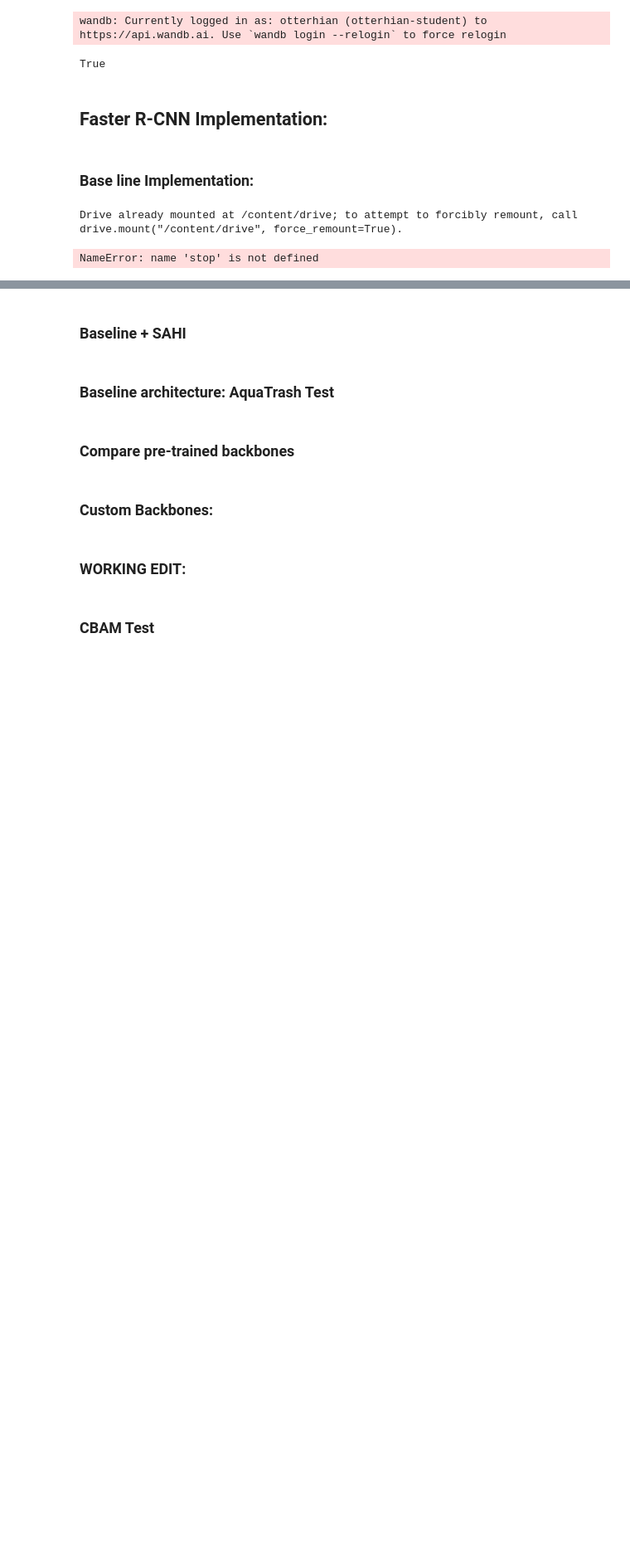
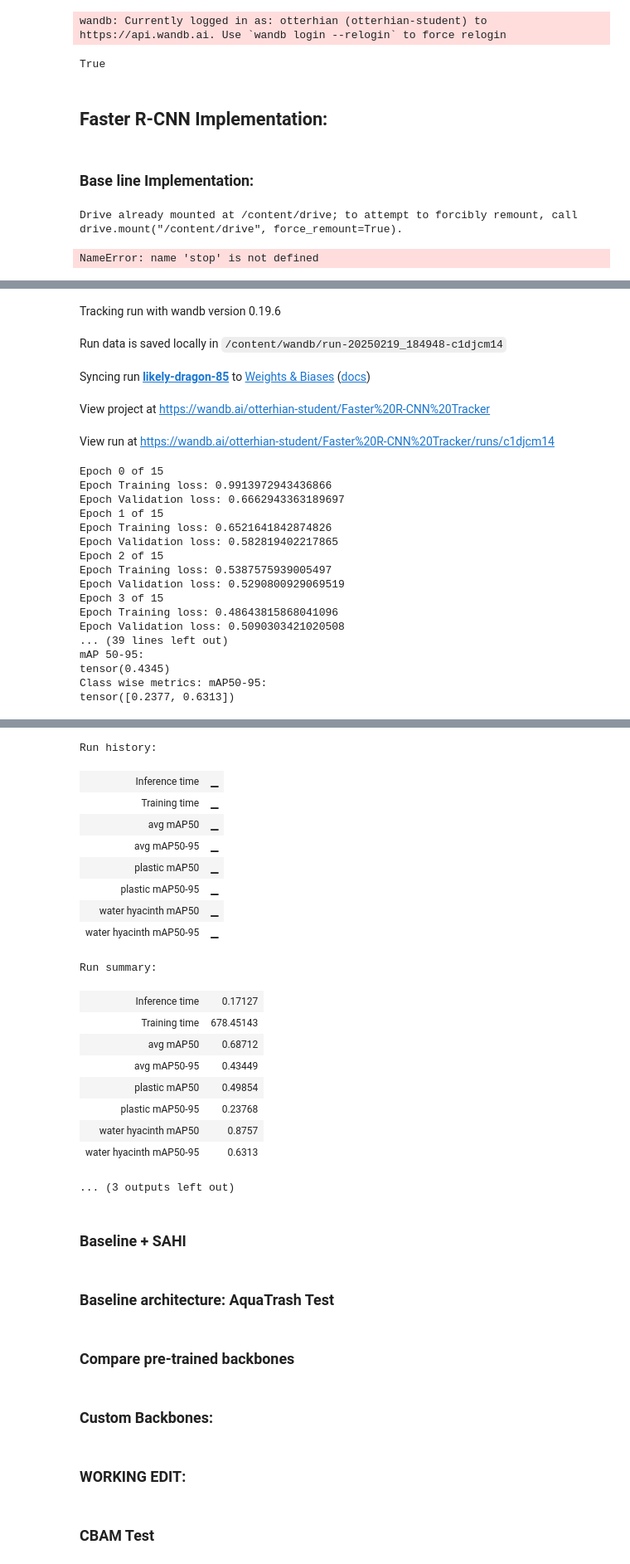
Before and after one commit to Amy-RT/Faster-R-CNN-Custom-Backbones, a Jupyter notebook: UoL Final Project based on CM3015 template "deep learning on public dataset".ipynb, the cells around one changed output, grey strips where cells are left out. Shown at 83% size. Drawn from its saved outputs; the diff is of its cells as text; code cells hidden in the pictures; blank space fills up the shorter version.

Commit message:
Update mAP metrics to be comparable with YOLO

```diff
--- a/UoL Final Project based on CM3015 template "deep learning on public dataset".ipynb
+++ b/UoL Final Project based on CM3015 template "deep learning on public dataset".ipynb
@@ -860,7 +870,8 @@ class FasterRCNNWrapper():
           test_dataset_loader: the Pytorch DataLoader for the test set
 
       Returns:
-          Dictionary with 2 keys ; model predictions and model evaluation metrics (mAP)
+          Dictionary with 3 keys ; model predictions, model evaluation metrics (mAP) and image paths
+          (to support visualisations of predictions on original imgs)
 
       Raises:
           None
@@ -898,26 +909,31 @@ class FasterRCNNWrapper():
       test_size = len(test_dataset_loader)*test_dataset_loader.batch_size
       avg_time = duration / test_size
 
-      metric = MeanAveragePrecision(box_format="xyxy",iou_type="bbox", iou_thresholds=[0.5, 0.75], class_metrics=True)
+      metric_map50 = MeanAveragePrecision(box_format="xyxy",iou_type="bbox", iou_thresholds=[0.5], class_metrics=True)
+      metric_map50_95 = MeanAveragePrecision(box_format="xyxy",iou_type="bbox", class_metrics=True) #no iou_threshold leads to 50-95 coco mAP
 
       # Update metric with predictions and respective ground truth
-      metric.update(predicted, test_targets)
-      print(metric._get_classes())
+      metric_map50.update(predicted, test_targets)
+      metric_map50_95.update(predicted, test_targets)
 
       # Compute the results
-      result = metric.compute()
+      map50_result = metric_map50.compute()
+      map_50_95_result = metric_map50_95.compute()
 
       print('mAP50:')
-      print(result['map_50'])
+      print(map50_result['map'])
 
-      print('mAP75:')
-      print(result['map_75'])
+      print('Class wise metrics: mAP50:')
+      print(map50_result['map_per_class'])
+      print("\n")
+      print('mAP 50-95:')
+      print(map_50_95_result['map'])
 
-      print('Class wise metrics:')
-      print(result['map_per_class'])
+      print('Class wise metrics: mAP50-95:')
+      print(map_50_95_result['map_per_class'])
 
       # fig_, ax_ = metric.plot()
-      return {"predictions": predicted, "metrics": result, "test_imgs": test_images}
+      return {"predictions": predicted, "metrics": {"mAP50": map50_result, "mAP50-95": map_50_95_result}, "test_imgs": test_images}
 # %% [markdown]
 ## Definition of Model Pipeline: <a class="anchor" name="model_pipeline"></a>
 # %%
@@ -1161,13 +1208,16 @@ label_folder_path = '/content/drive/MyDrive/UoL Final Project/Project Data/offic
 
 # without migrating single
 train_dataset = UAVImageDataset(data_dir_imgs="/content/drive/MyDrive/UoL Final Project/Project Data/official project data/600 imgs - no migrating single class/train/images",
-                                data_dir_targets="/content/drive/MyDrive/UoL Final Project/Project Data/official project data/600 imgs - no migrating single class/train/labels")
+                                data_dir_targets="/content/drive/MyDrive/UoL Final Project/Project Data/official project data/600 imgs - no migrating single class/train/labels",
+                                classesStartAtZero=False)
 
 val_dataset = UAVImageDataset(data_dir_imgs="/content/drive/MyDrive/UoL Final Project/Project Data/official project data/600 imgs - no migrating single class/valid/images",
-                                data_dir_targets="/content/drive/MyDrive/UoL Final Project/Project Data/official project data/600 imgs - no migrating single class/valid/labels")
+                                data_dir_targets="/content/drive/MyDrive/UoL Final Project/Project Data/official project data/600 imgs - no migrating single class/valid/labels",
+                              classesStartAtZero=False)
 
 test_dataset = UAVImageDataset(data_dir_imgs="/content/drive/MyDrive/UoL Final Project/Project Data/official project data/600 imgs - no migrating single class/test/images",
-                                data_dir_targets="/content/drive/MyDrive/UoL Final Project/Project Data/official project data/600 imgs - no migrating single class/test/labels")
+                                data_dir_targets="/content/drive/MyDrive/UoL Final Project/Project Data/official project data/600 imgs - no migrating single class/test/labels",
+                               classesStartAtZero=False)
 # %%
 train_dataset_loader = torch.utils.data.DataLoader(train_dataset,
                                                    collate_fn=lambda x: x,
@@ -1310,5 +1345,5 @@ custom_model_wrapper.model.to(device)
 # # https://medium.com/we-talk-data/guide-to-freezing-layers-in-pytorch-best-practices-and-practical-examples-8e644e7a9598#:~:text=To%20avoid%20this%2C%20verify%20the%20requires_grad%20status%20of%20each%20layer.&text=By%20running%20this%20code%2C%20you,ve%20frozen%20the%20correct%20ones.&text=If%20you%20don't%20filter,parameters%20that%20won't%20change.
 optimizer = torch.optim.SGD(custom_model_wrapper.model.parameters() , lr=0.0005, momentum=0.9, weight_decay=0.0005)
 num_epochs = 15
-model_pipeline(custom_model_wrapper, optimizer, num_epochs, train_dataset_loader,  val_dataset_loader, test_dataset_loader, device, False, "Faster R-CNN Tracker")
+model_pipeline(custom_model_wrapper, optimizer, num_epochs, train_dataset_loader,  val_dataset_loader, test_dataset_loader, device, True, "Faster R-CNN Tracker")
 # %% [output]
@@ -1332,0 +1351,22 @@ tensor([0.3447, 0.7968])
+Tracking run with wandb version 0.19.6
+Run data is saved locally in /content/wandb/run-20250219_184948-c1djcm14
+Syncing run likely-dragon-85 to Weights & Biases (docs)
+View project at https://wandb.ai/otterhian-student/Faster%20R-CNN%20Tracker
+View run at https://wandb.ai/otterhian-student/Faster%20R-CNN%20Tracker/runs/c1djcm14
+Epoch 0 of 15
+Epoch Training loss: 0.9913972943436866
+Epoch Validation loss: 0.6662943363189697
+Epoch 1 of 15
+Epoch Training loss: 0.6521641842874826
+Epoch Validation loss: 0.582819402217865
+Epoch 2 of 15
+Epoch Training loss: 0.5387575939005497
+Epoch Validation loss: 0.5290800929069519
+Epoch 3 of 15
+Epoch Training loss: 0.48643815868041096
+Epoch Validation loss: 0.5090303421020508
+... (39 lines left out)
+mAP 50-95:
+tensor(0.4345)
+Class wise metrics: mAP50-95:
+tensor([0.2377, 0.6313])
@@ -1332,0 +1374,19 @@ tensor([0.3447, 0.7968])
+Run history:
+| Inference time | ▁ |
+| Training time | ▁ |
+| avg mAP50 | ▁ |
+| avg mAP50-95 | ▁ |
+| plastic mAP50 | ▁ |
+| plastic mAP50-95 | ▁ |
+| water hyacinth mAP50 | ▁ |
+| water hyacinth mAP50-95 | ▁ |
+Run summary:
+| Inference time | 0.17127 |
+| Training time | 678.45143 |
+| avg mAP50 | 0.68712 |
+| avg mAP50-95 | 0.43449 |
+| plastic mAP50 | 0.49854 |
+| plastic mAP50-95 | 0.23768 |
+| water hyacinth mAP50 | 0.8757 |
+| water hyacinth mAP50-95 | 0.6313 |
+... (3 outputs left out)
```
Also changed, not shown: parts of 26 cells of this notebook.
